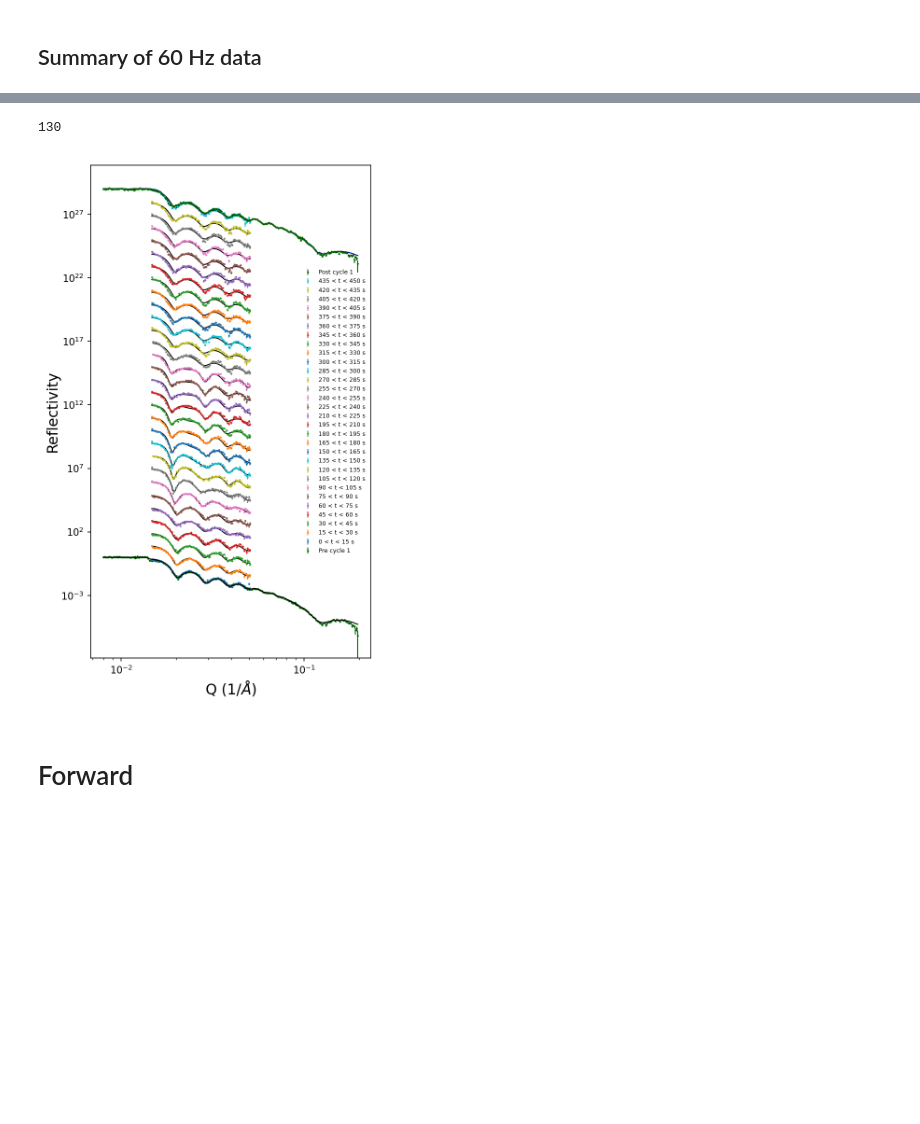
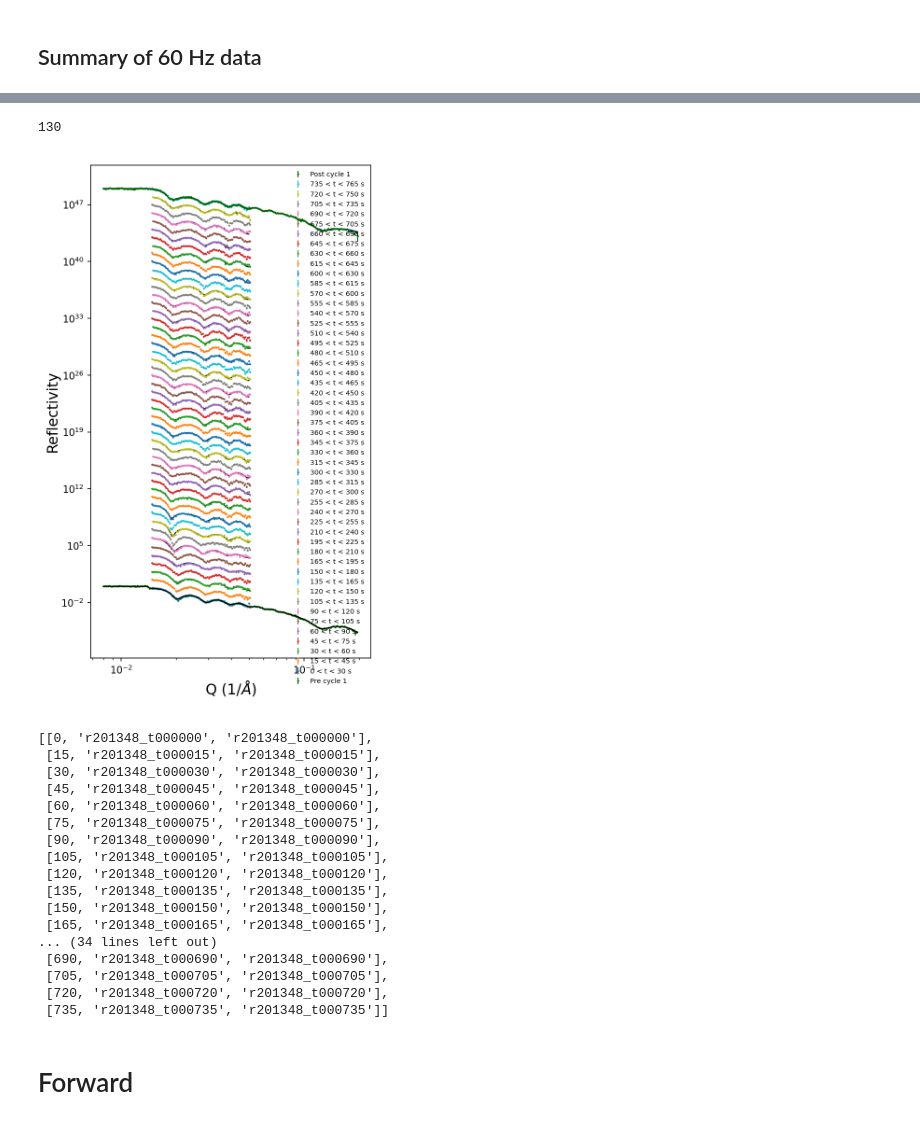
Before and after one commit to mdoucet/nh3-analysis, a Jupyter notebook: jan2023/notebooks/summary-Cu-F-cycle1.ipynb, the cells around one changed output, grey strips where cells are left out. Saved outputs shown, nothing was run; the diff lists cells and outputs as text; code cells hidden in the pictures; blank space fills up the shorter version.

```diff
--- a/jan2023/notebooks/summary-Cu-F-cycle1.ipynb
+++ b/jan2023/notebooks/summary-Cu-F-cycle1.ipynb
@@ -48,7 +48,7 @@ fit_dir = os.path.expanduser('~/reflectivity_fits/IPTS-29196')
 
 # Directory where the dynamic data and fit results are.
 dyn_data_dir = os.path.join(data_dir, '15s')
-dyn_fit_dir = '/SNS/users/m2d/git/nh3-analysis/jan2023/dyn-fitting/201348-dyn/results-15s-fwd'
+dyn_fit_dir = '/SNS/users/m2d/git/nh3-analysis/jan2023/dyn-fitting/201348-dyn/results-30s-mar2024'
 dyn_fit_dir_2 = '/SNS/users/m2d/git/nh3-analysis/jan2023/dyn-fitting/201348-dyn/results-15s-bck'
 # %% [markdown]
 ## Summary of 60 Hz data
@@ -110,14 +98,31 @@ plt.xscale('log')
 # %%
 importlib.reload(summary_plots)
 
 dynamic_run = 201348 # Cycle 1
 
 
-summary_plots.plot_dyn_data(dynamic_run, 201341, 201349, first_index=0, last_index=30, delta_t=15, model_name='model-loop-201348',
+summary_plots.plot_dyn_data(dynamic_run, 201341, 201349, first_index=0, last_index=50, delta_t=30, model_name='201348-model-mar2024',
                             fit_dir=fit_dir, ar_dir=ar_dir, dyn_data_dir=dyn_data_dir, dyn_fit_dir=dyn_fit_dir)
 # %% [output]
 130
-[figure, old version]
+[figure, new version]
+[[0, 'r201348_t000000', 'r201348_t000000'],
+ [15, 'r201348_t000015', 'r201348_t000015'],
+ [30, 'r201348_t000030', 'r201348_t000030'],
+ [45, 'r201348_t000045', 'r201348_t000045'],
+ [60, 'r201348_t000060', 'r201348_t000060'],
+ [75, 'r201348_t000075', 'r201348_t000075'],
+ [90, 'r201348_t000090', 'r201348_t000090'],
+ [105, 'r201348_t000105', 'r201348_t000105'],
+ [120, 'r201348_t000120', 'r201348_t000120'],
+ [135, 'r201348_t000135', 'r201348_t000135'],
+ [150, 'r201348_t000150', 'r201348_t000150'],
+ [165, 'r201348_t000165', 'r201348_t000165'],
+... (34 lines left out)
+ [690, 'r201348_t000690', 'r201348_t000690'],
+ [705, 'r201348_t000705', 'r201348_t000705'],
+ [720, 'r201348_t000720', 'r201348_t000720'],
+ [735, 'r201348_t000735', 'r201348_t000735']]
 # %% [markdown]
 # Forward
 # %%
```
Also changed, not shown: parts of 3 cells of this notebook, 23 other files.
